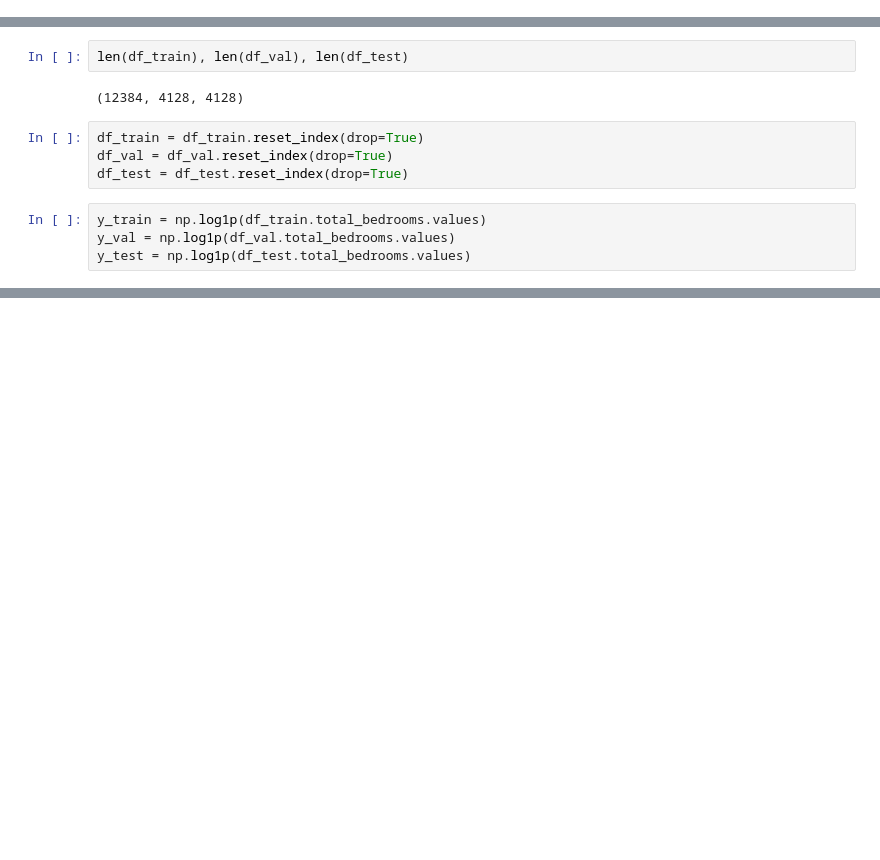
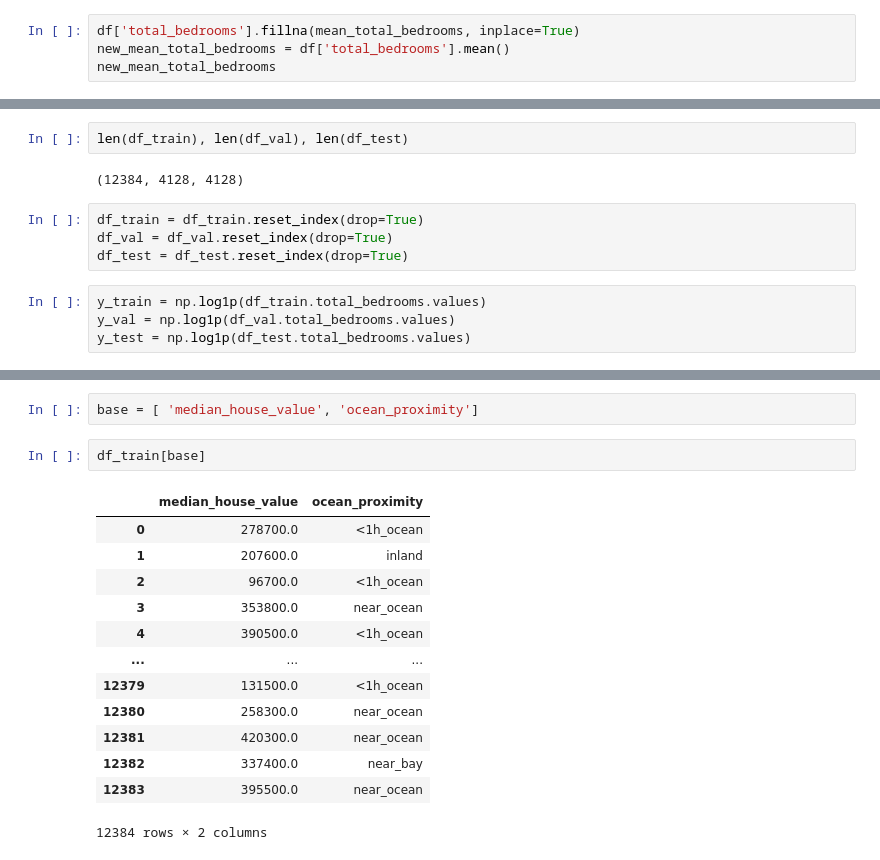
Before and after one commit to HannaPo/ML-zoomcamp, a Jupyter notebook: homework_intro.ipynb, the cells around one changed output, grey strips where cells are left out. Drawn from its saved outputs; the diff is of its cells as text; blank space fills up the shorter version.

```diff
--- a/homework_intro.ipynb
+++ b/homework_intro.ipynb
@@ -159,0 +155,4 @@ new_mean_total_bedrooms
+# %%
+df['total_bedrooms'].fillna(mean_total_bedrooms, inplace=True)
+new_mean_total_bedrooms = df['total_bedrooms'].mean()
+new_mean_total_bedrooms
@@ -233,0 +265,18 @@ y_test = np.log1p(df_test.total_bedrooms.values)
+# %%
+base = [ 'median_house_value', 'ocean_proximity']
+# %%
+df_train[base]
+# %% [output]
+|  | median_house_value | ocean_proximity |
+| 0 | 278700.0 | <1h_ocean |
+| 1 | 207600.0 | inland |
+| 2 | 96700.0 | <1h_ocean |
+| 3 | 353800.0 | near_ocean |
+| 4 | 390500.0 | <1h_ocean |
+| ... | ... | ... |
+| 12379 | 131500.0 | <1h_ocean |
+| 12380 | 258300.0 | near_ocean |
+| 12381 | 420300.0 | near_ocean |
+| 12382 | 337400.0 | near_bay |
+| 12383 | 395500.0 | near_ocean |
+12384 rows × 2 columns
```
Also changed, not shown: parts of 8 cells of this notebook.
